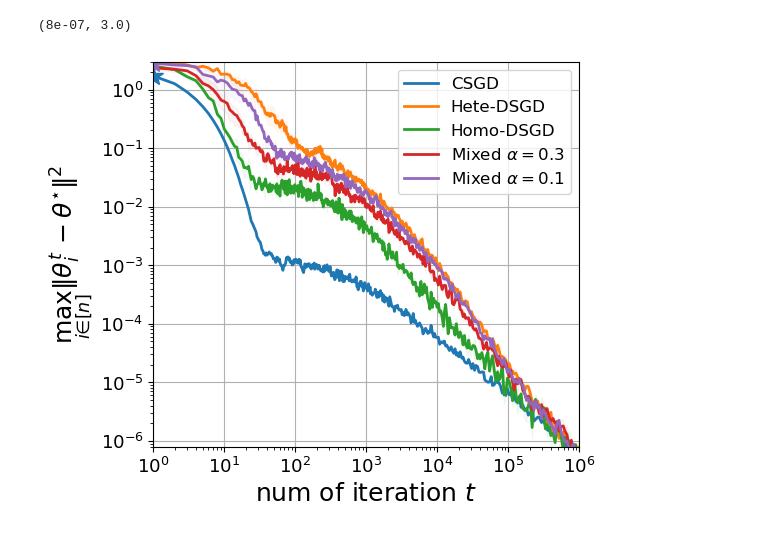
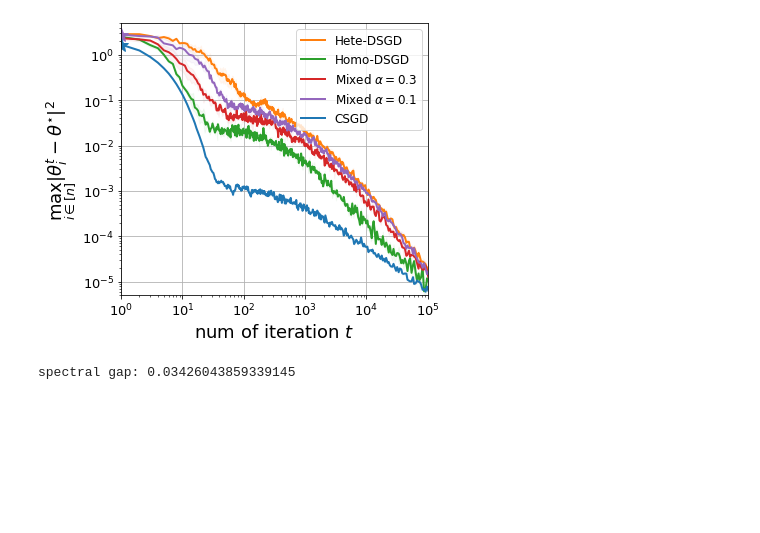
Before and after one commit to Qiang-CU/IEEE-TAC, a Jupyter notebook: quadratic/s1/plot_s1.ipynb, the cells around one changed output. Cells and saved outputs as stored; diff of their text form; code cells hidden in the pictures; blank space fills up the shorter version.

Commit message:
revise plot

```diff
--- a/quadratic/s1/plot_s1.ipynb
+++ b/quadratic/s1/plot_s1.ipynb
@@ -42,28 +42,40 @@ ax.set_ylim([0.3*1e-6, 0.2*1e1])
 # %%
 fig, ax = plt.subplots(figsize=(5.5, 5))
 
-
-plot_csgd = plot_figure(algo_name=f'csgd', sub_sample=2, dir= data_dir, log_flag=True, metric='mse')
-plot_csgd.plot_lines(ax, color_list[0], label='CSGD', legend=True, plot_star=True)
 
 plot_csgd = plot_figure(algo_name=f'dsgd-hete', sub_sample=2, dir= data_dir, log_flag=True, metric='wmse')
 plot_csgd.plot_lines(ax, color_list[1], label='Hete-DSGD', legend=True, plot_star=False)
 
 plot_csgd = plot_figure(algo_name=f'dsgd-homo', sub_sample=2, dir= data_dir, log_flag=True, metric='wmse')
 plot_csgd.plot_lines(ax, color_list[2], label='Homo-DSGD', legend=True, plot_star=False)
 
 plot_csgd = plot_figure(algo_name=f'rho0.3', sub_sample=2, dir= data_dir, log_flag=True, metric='wmse')
 plot_csgd.plot_lines(ax, color_list[3], label=r'Mixed $\alpha=0.3$', legend=True, plot_star=False)
 
 plot_csgd = plot_figure(algo_name=f'rho0.1', sub_sample=2, dir= data_dir, log_flag=True, metric='wmse')
 plot_csgd.plot_lines(ax, color_list[4], label=r'Mixed $\alpha=0.1$', legend=True, plot_star=True)
 
+plot_csgd = plot_figure(algo_name=f'csgd', sub_sample=2, dir= data_dir, log_flag=True, metric='mse')
+plot_csgd.plot_lines(ax, color_list[0], label='CSGD', legend=True, plot_star=True)
+
 plt.grid(True)
 ax.set_xlabel(r'num of iteration $t$', fontsize = 18)
 ax.set_ylabel(r"$\max_{i\in[n]}\|\theta^{t}_i-\theta^{\star}\|^2$", fontsize = 18)
 
-ax.set_xlim([1e0, 1e6])
-ax.set_ylim([0.8*1e-6, 0.3*1e1])
+# ax.set_xlim([1e0, 1e6])
+# ax.set_ylim([0.8*1e-6, 0.3*1e1])
+
+ax.set_xlim([1e0, 1e5])
+ax.set_ylim([5*1e-6, 0.5*1e1])
+
+plt.savefig('./fig/' + 'quad-worst-iter.pdf', bbox_inches='tight')
 # %% [output]
-(8e-07, 3.0)
-[figure, old version]
+[figure, new version]
+# %%
+n = 20
+filename = f's1_data/MixingMat-RingGraph-NumAgent{n}.npy'
+mixing_mat = np.array(np.load(filename, allow_pickle=True))
+spectral_gap = compute_spectral_gap(mixing_mat)
+print(f'spectral gap: {spectral_gap}')
+# %% [output]
+spectral gap: 0.03426043859339145
```
Also changed, not shown: parts of 2 cells of this notebook, 10 other files.
